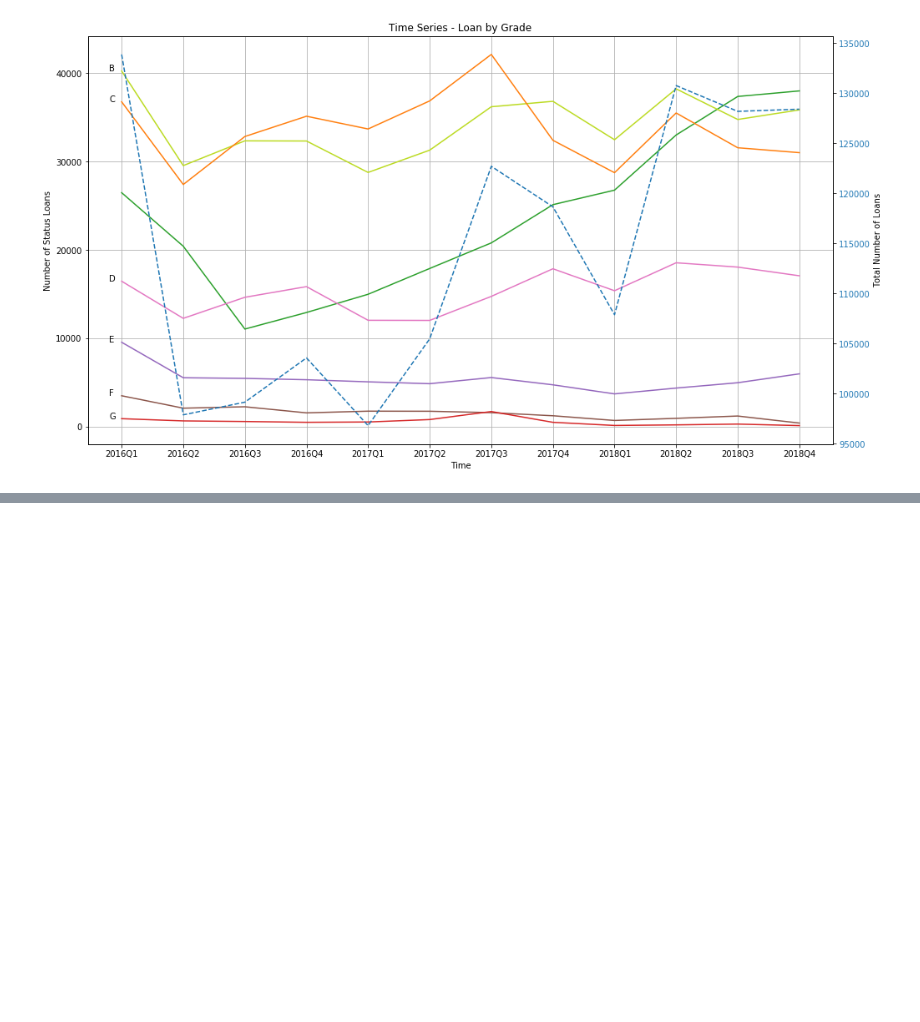
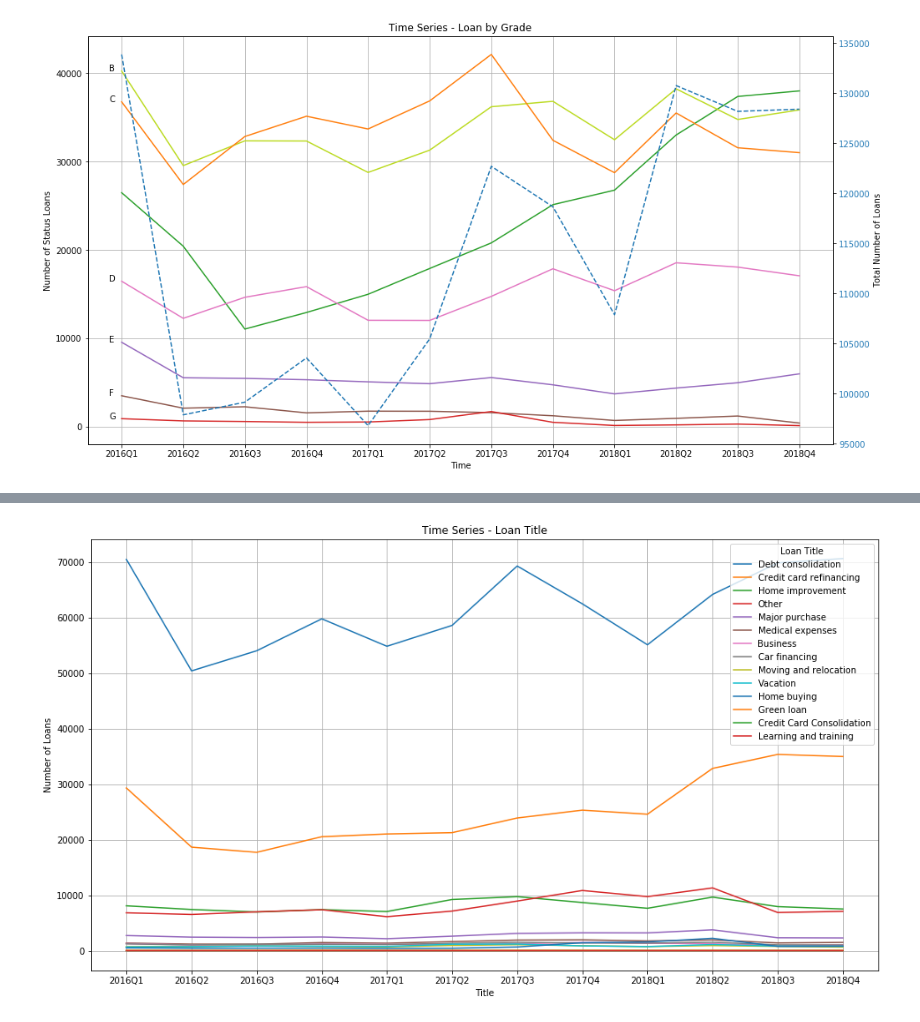
Before and after one commit to juszhan/LendingClub-Profitability, a Jupyter notebook: lendingclub_time_series_analysis.ipynb, the cells around one changed output, grey strips where cells are left out. Saved outputs shown, nothing was run; the diff lists cells and outputs as text; code cells hidden in the pictures; blank space fills up the shorter version.

```diff
--- a/lendingclub_time_series_analysis.ipynb
+++ b/lendingclub_time_series_analysis.ipynb
@@ -50,8 +50,7 @@ colors = {
 }
 
 x = list(range(len(dataset)))
-for k in verification_status.keys():
-    y = verification_status[k]
+for k, y in verification_status.items():
     plt.plot(x, y, label=k, color=colors[k])
 plt.xticks(ticks=list(range(len(names))), labels=names)
 plt.grid(True)
@@ -95,8 +94,7 @@ colors = {
     "Not Verified" : "#d62728",
     "Total Loans" : "#1f77b4"
 }
-for k in verification_status.keys():
-    y = verification_status[k]
+for k, y in verification_status.items():
     if lns is None:
         lns = ax.plot(x, y, label=k, color=colors[k])
         continue
@@ -215,3 +213,17 @@ plt.title("Time Series - Loan by Grade")
 plt.show()
 # %% [output]
 [figure]
+# %%
+title = {}
+
+idx = 0
+for df in dataset:
+    for k,v in df["title"].value_counts().iteritems():
+        if k not in title:
+            title[k] = [0] * idx
+        title[k].append(v)
+    idx += 1
+    for k,v in title.items():
+        if len(v) < idx:
+            title[k].append(0)
+title
@@ -217,0 +248,16 @@ plt.show()
+# %%
+plt.figure(figsize=(16,9))
+
+
+x = list(range(len(dataset)))
+for k, y in title.items():
+    plt.plot(x, y, label=k)
+plt.xticks(ticks=list(range(len(names))), labels=names)
+plt.grid(True)
+plt.xlabel("Title")
+plt.ylabel("Number of Loans")
+plt.legend(title="Loan Title")
+plt.title("Time Series - Loan Title")
+plt.show()
+# %% [output]
+[figure, added]
```
Also changed, not shown: parts of 3 cells of this notebook, 1 other file.
